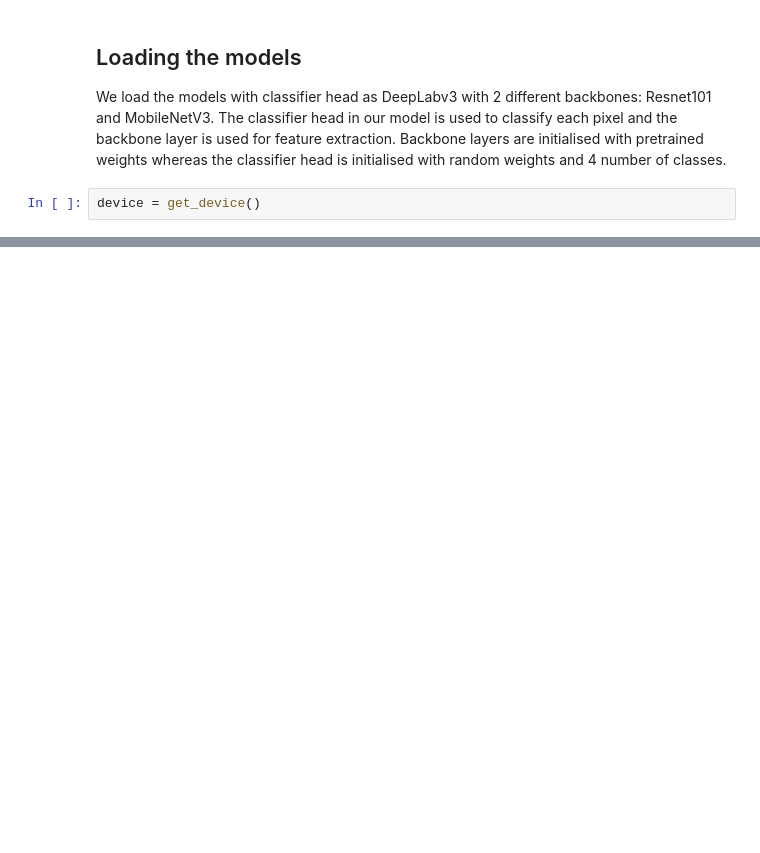
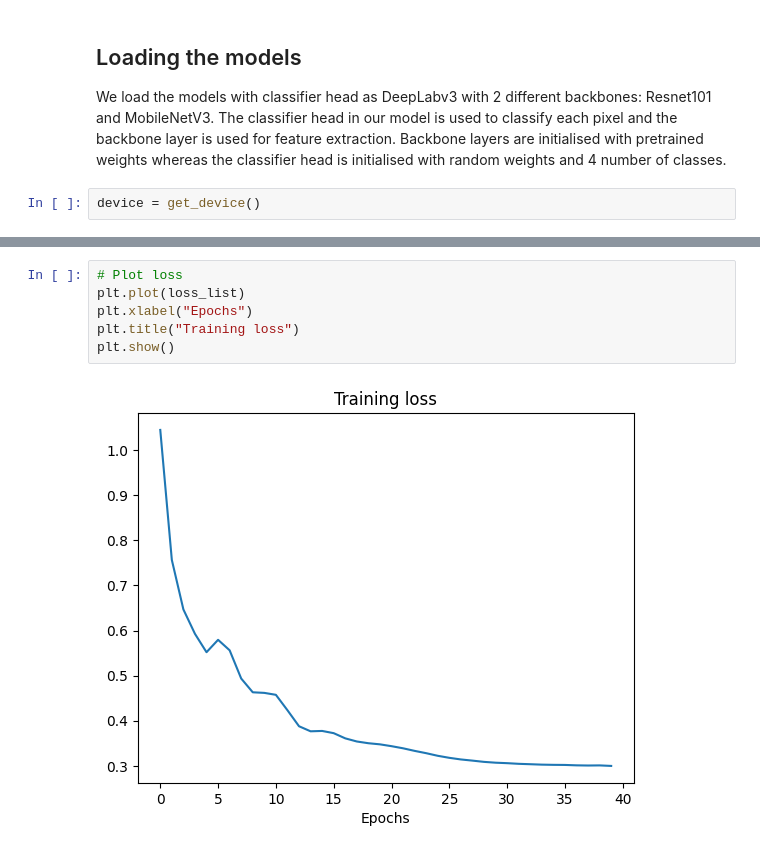
Before and after one commit to NamanChhibbar/BM5020-Project, a Jupyter notebook: main.ipynb, the cells around one changed output, grey strips where cells are left out. Drawn from its saved outputs; the diff is of its cells as text; blank space fills up the shorter version.

```diff
--- a/main.ipynb
+++ b/main.ipynb
@@ -73,0 +220,8 @@ scheduler = torch.optim.lr_scheduler.ExponentialLR(optimizer, gamma=gamma)
+# %%
+# Plot loss
+plt.plot(loss_list)
+plt.xlabel("Epochs")
+plt.title("Training loss")
+plt.show()
+# %% [output]
+[figure, added]
```
Also changed, not shown: parts of 30 cells of this notebook, 7 other files.
